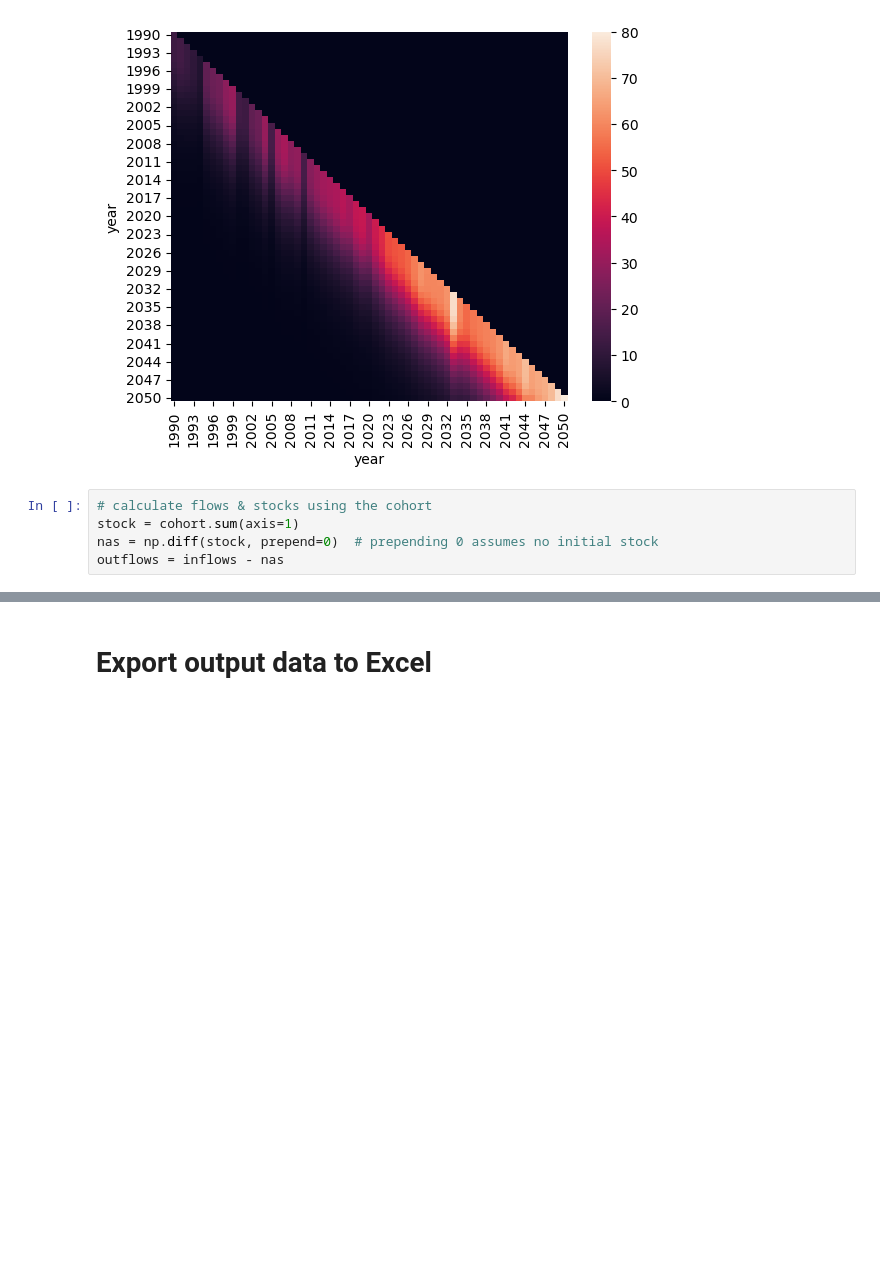
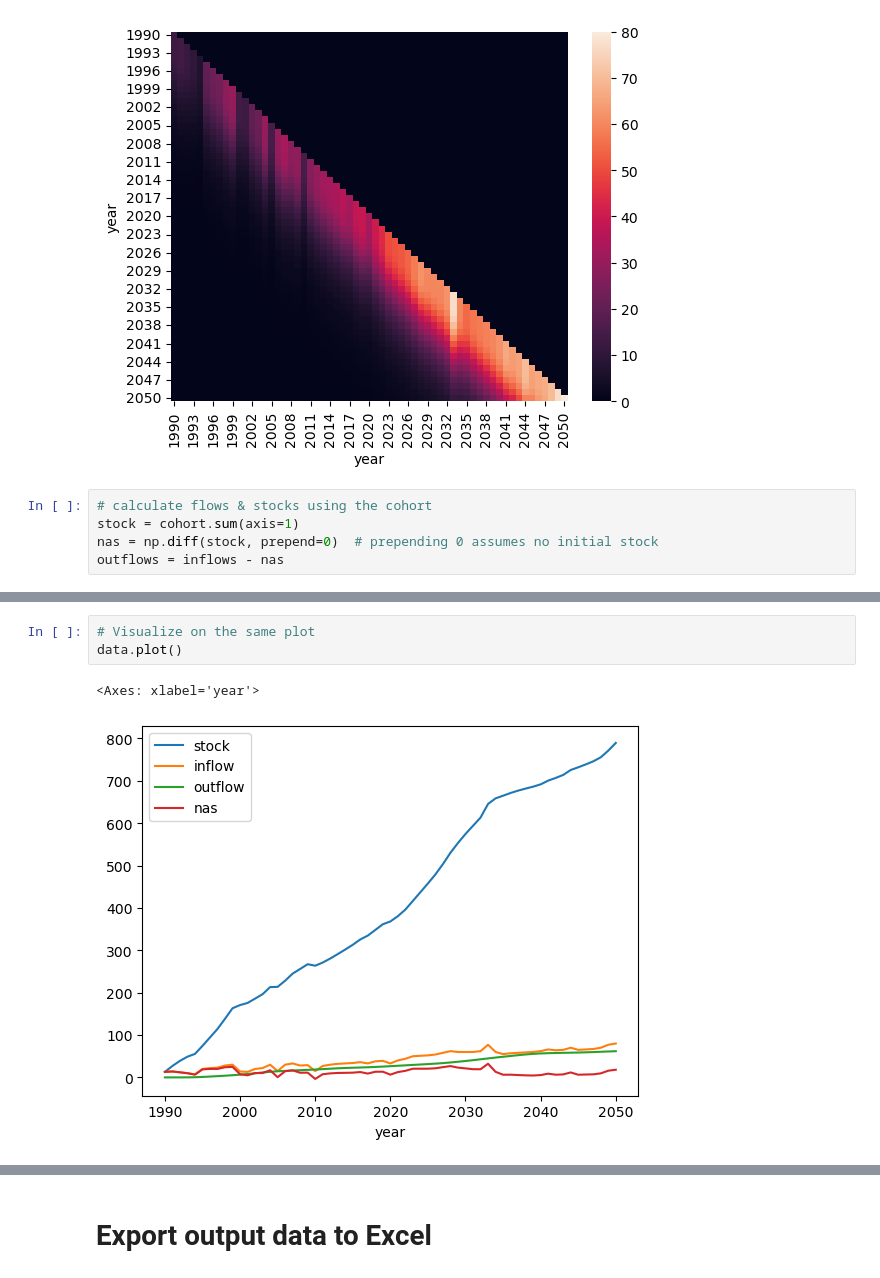
Before and after one commit to adrien-perello/MFA, a Jupyter notebook: 02_stock_driven_and_surv_curves/tutorial_and_homework/notebooks/week_2_tutorial_flow_driven.ipynb, the cells around one changed output, grey strips where cells are left out. Drawn from its saved outputs; the diff is of its cells as text; blank space fills up the shorter version.

```diff
--- a/02_stock_driven_and_surv_curves/tutorial_and_homework/notebooks/week_2_tutorial_flow_driven.ipynb
+++ b/02_stock_driven_and_surv_curves/tutorial_and_homework/notebooks/week_2_tutorial_flow_driven.ipynb
@@ -255,0 +279,6 @@ outflows = inflows - nas
+# %%
+# Visualize on the same plot
+data.plot()
+# %% [output]
+<Axes: xlabel='year'>
+[figure, added]
```
Also changed, not shown: parts of 9 cells of this notebook, 1 other file.
